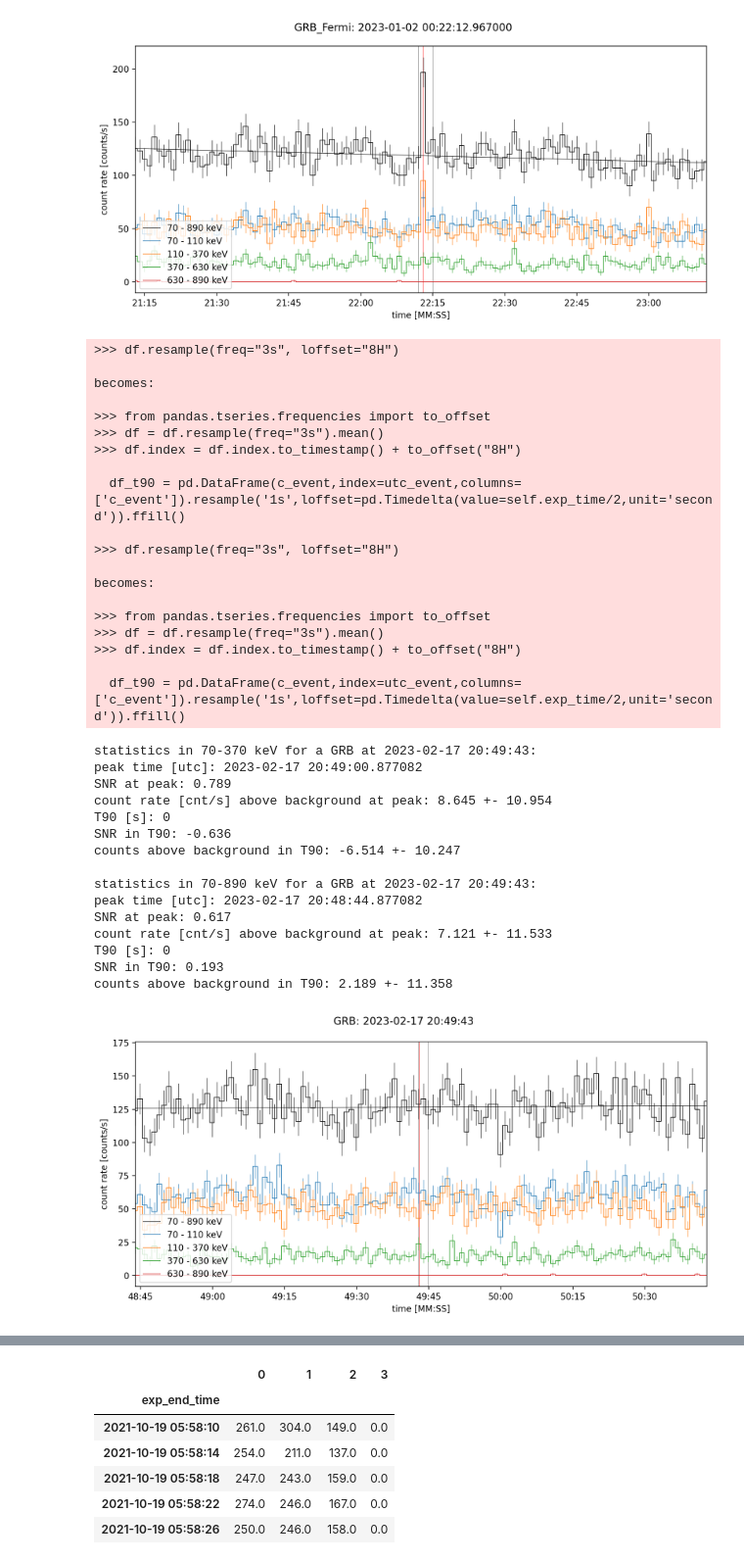
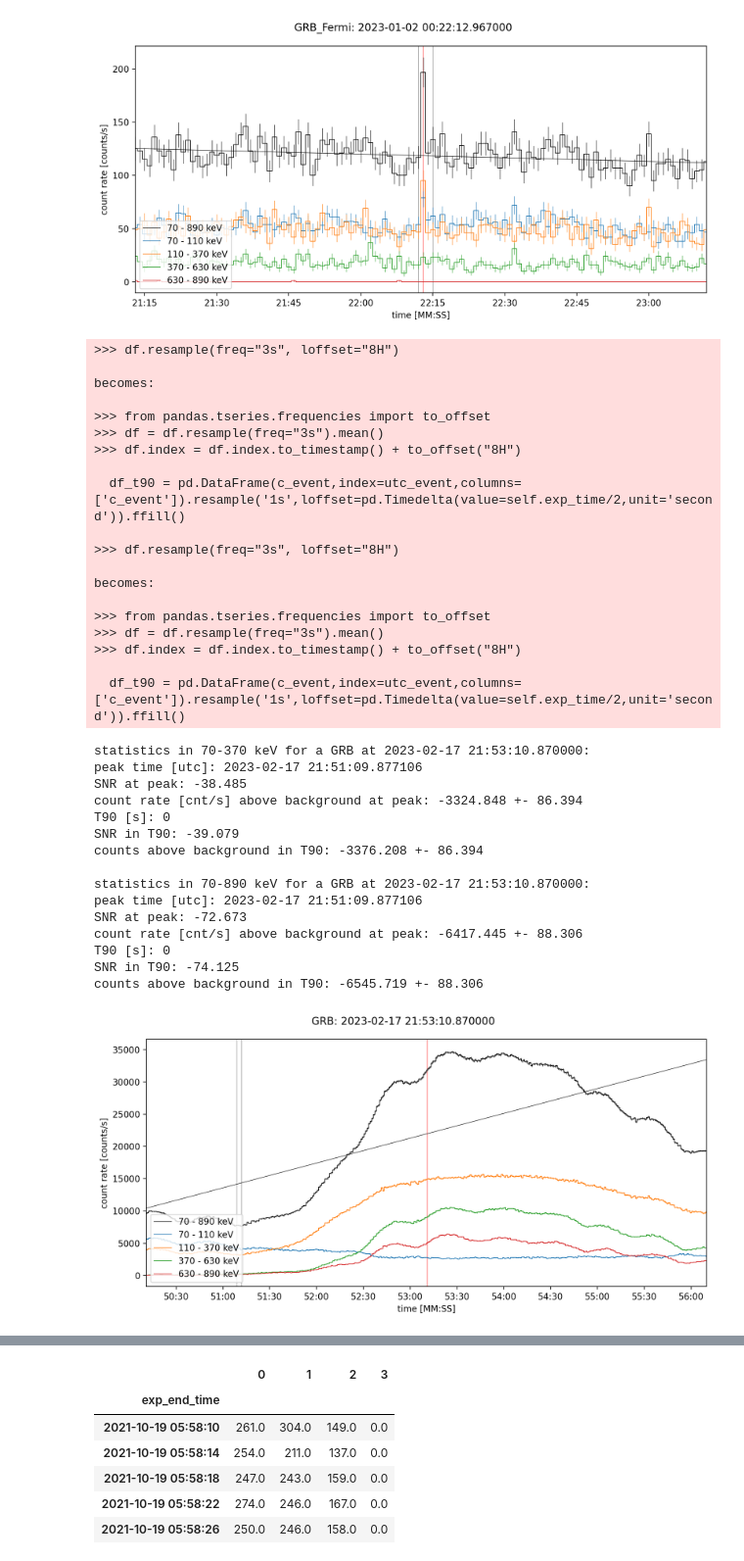
Before and after one commit to mdafcikova/grbalpha-tools, a Jupyter notebook: notebook.ipynb, the cells around one changed output, grey strips where cells are left out. Shown at 98% size. Cells and saved outputs as stored; diff of their text form; code cells hidden in the pictures.

```diff
--- a/notebook.ipynb
+++ b/notebook.ipynb
@@ -63,50 +63,50 @@ for file in os.listdir(r"C:\Users\maria\Desktop\CubeSats\GRBs\files"):
         # sf = obs.is_SF_in_file()
         print(f"{file}:\n SGR:\n {sgr}")# \n SF:\n {sf}")
 # %%
-path = r"C:\Users\maria\Desktop\CubeSats\GRBs\files\r23b17b_214144.json"
-time = '2023-02-17 20:49:43.000'
+path = r"C:\Users\maria\Desktop\CubeSats\GRBs\files\r23b17b_267904.json"
+time = '2023-02-17 21:53:10.870'
 
 event_type = 'GRB'
 
 obs = Observation(path)
-obs.check_event(time,event_type,llim=59,rlim=61,dtvalue_left=1,dtvalue_right=1)#,second_locator=[0,30],fit_function='polynom')
-# ra = 59.240
-# dec = 51.700
+obs.check_event(time,event_type,llim=59,rlim=61,dtvalue_left=3,dtvalue_right=3,second_locator=[0,30])#,fit_function='polynom')
+# ra = 324.867
+# dec = 9.733
 # obs.plot_skymap(time,event_type,ra,dec)
 # %% [output]
 >>> df.resample(freq="3s", loffset="8H")
 
 becomes:
 
 >>> from pandas.tseries.frequencies import to_offset
 >>> df = df.resample(freq="3s").mean()
 >>> df.index = df.index.to_timestamp() + to_offset("8H")
 
   df_t90 = pd.DataFrame(c_event,index=utc_event,columns=['c_event']).resample('1s',loffset=pd.Timedelta(value=self.exp_time/2,unit='second')).ffill()
 
 >>> df.resample(freq="3s", loffset="8H")
 
 becomes:
 
 >>> from pandas.tseries.frequencies import to_offset
 >>> df = df.resample(freq="3s").mean()
 >>> df.index = df.index.to_timestamp() + to_offset("8H")
 
   df_t90 = pd.DataFrame(c_event,index=utc_event,columns=['c_event']).resample('1s',loffset=pd.Timedelta(value=self.exp_time/2,unit='second')).ffill()
-statistics in 70-370 keV for a GRB at 2023-02-17 20:49:43:
-peak time [utc]: 2023-02-17 20:49:00.877082
-SNR at peak: 0.789
-count rate [cnt/s] above background at peak: 8.645 +- 10.954
+statistics in 70-370 keV for a GRB at 2023-02-17 21:53:10.870000:
+peak time [utc]: 2023-02-17 21:51:09.877106
+SNR at peak: -38.485
+count rate [cnt/s] above background at peak: -3324.848 +- 86.394
 T90 [s]: 0
-SNR in T90: -0.636
-counts above background in T90: -6.514 +- 10.247
+SNR in T90: -39.079
+counts above background in T90: -3376.208 +- 86.394
 
-statistics in 70-890 keV for a GRB at 2023-02-17 20:49:43:
-peak time [utc]: 2023-02-17 20:48:44.877082
-SNR at peak: 0.617
-count rate [cnt/s] above background at peak: 7.121 +- 11.533
+statistics in 70-890 keV for a GRB at 2023-02-17 21:53:10.870000:
+peak time [utc]: 2023-02-17 21:51:09.877106
+SNR at peak: -72.673
+count rate [cnt/s] above background at peak: -6417.445 +- 88.306
 T90 [s]: 0
-SNR in T90: 0.193
-counts above background in T90: 2.189 +- 11.358
+SNR in T90: -74.125
+counts above background in T90: -6545.719 +- 88.306
-[figure, old version]
+[figure, new version]
 # %%
```
Also changed, not shown: parts of 6 cells of this notebook, 1 other file.
